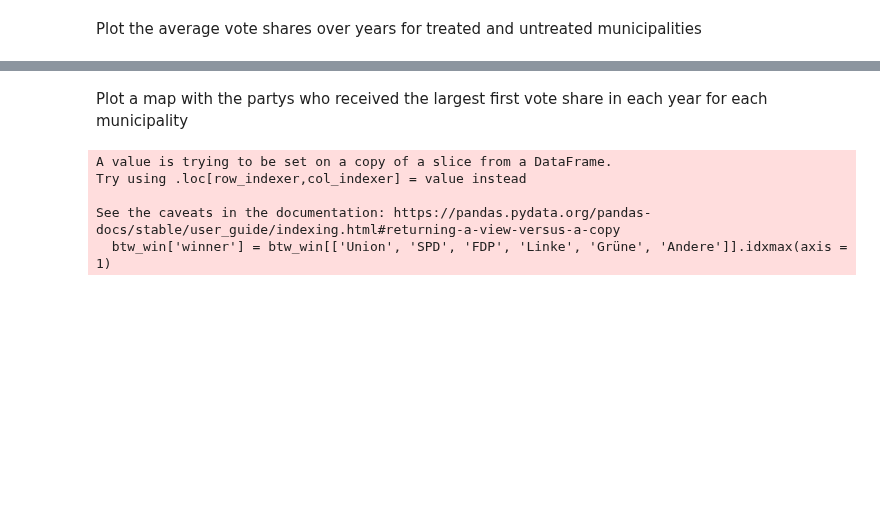
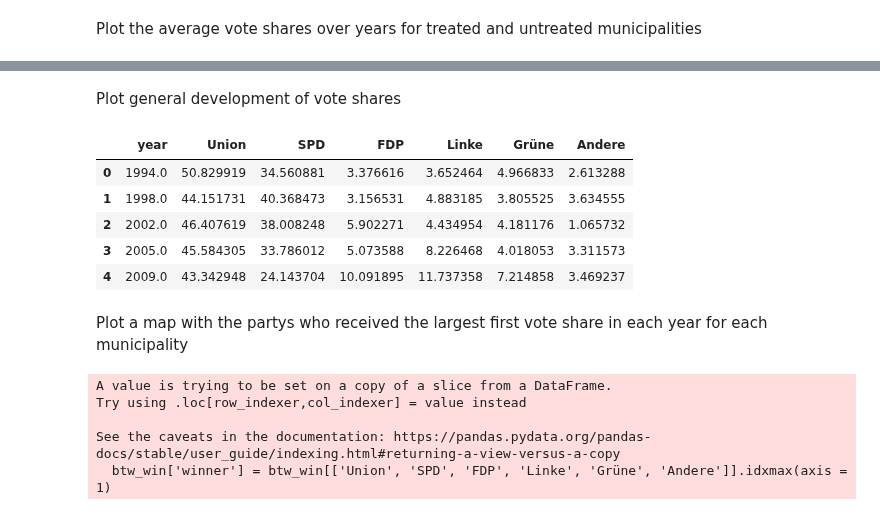
Before and after one commit to jan-schaeffer/powerlinemonsters, a Jupyter notebook: btw_eda.ipynb, the cells around one changed output, grey strips where cells are left out. Saved outputs shown, nothing was run; the diff lists cells and outputs as text; code cells hidden in the pictures; blank space fills up the shorter version.

```diff
--- a/btw_eda.ipynb
+++ b/btw_eda.ipynb
@@ -148,0 +197,12 @@ for year, df in avg_dfs.items():
+# %% [markdown]
+Plot general development of vote shares
+# %%
+avg_vote_shares = erst[['Union', 'SPD', 'FDP', 'Linke', 'Grüne', 'Andere', 'year']].groupby(['year'], as_index = False).mean()
+avg_vote_shares.head()
+# %% [output]
+|  | year | Union | SPD | FDP | Linke | Grüne | Andere |
+| 0 | 1994.0 | 50.829919 | 34.560881 | 3.376616 | 3.652464 | 4.966833 | 2.613288 |
+| 1 | 1998.0 | 44.151731 | 40.368473 | 3.156531 | 4.883185 | 3.805525 | 3.634555 |
+| 2 | 2002.0 | 46.407619 | 38.008248 | 5.902271 | 4.434954 | 4.181176 | 1.065732 |
+| 3 | 2005.0 | 45.584305 | 33.786012 | 5.073588 | 8.226468 | 4.018053 | 3.311573 |
+| 4 | 2009.0 | 43.342948 | 24.143704 | 10.091895 | 11.737358 | 7.214858 | 3.469237 |
```
Also changed, not shown: parts of 7 cells of this notebook.
